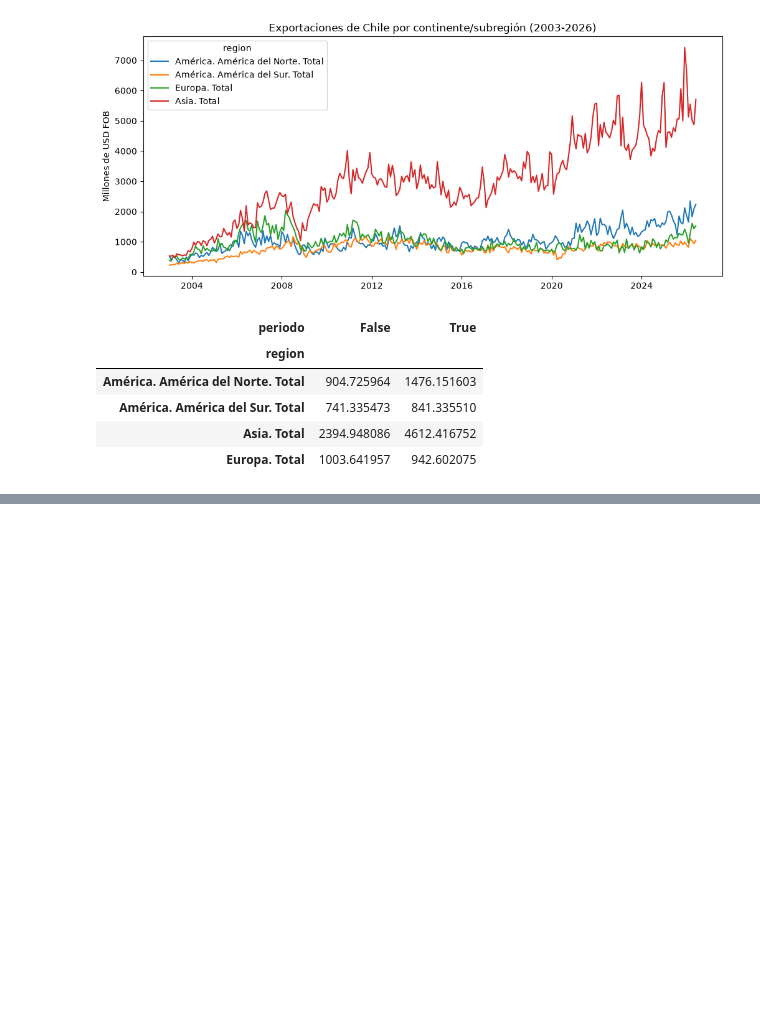
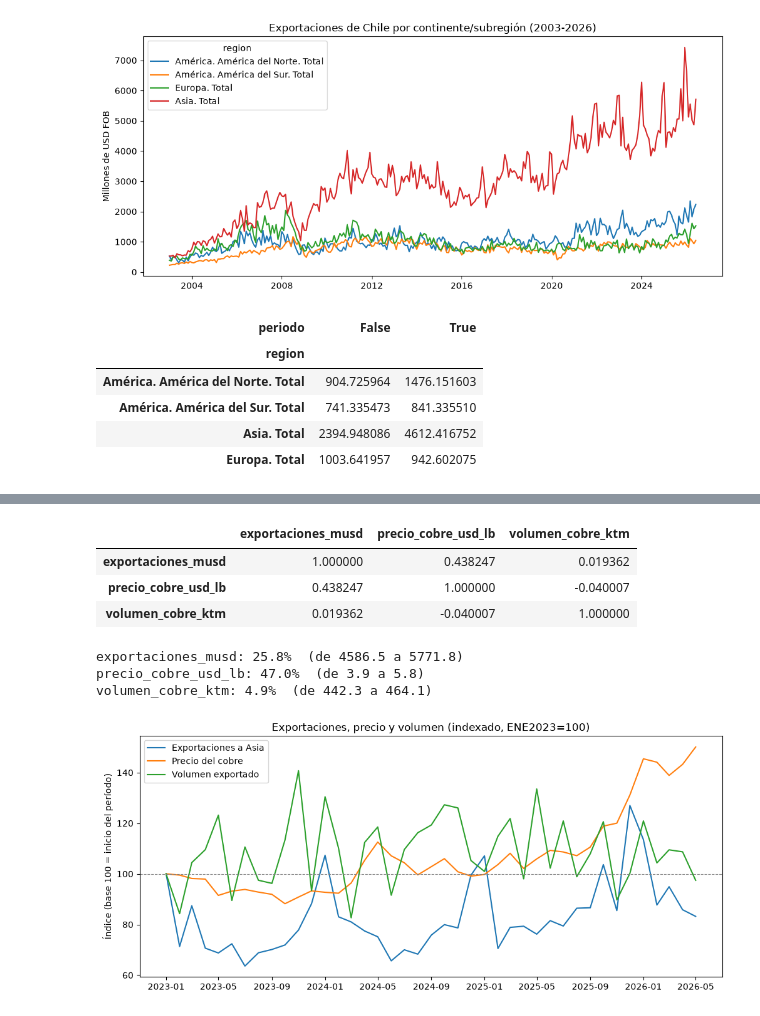
Before and after one commit to Krunzx/data_portfolio, a Jupyter notebook: 01-eda/notebooks/02_analisis_exploratorio.ipynb, the cells around one changed output, grey strips where cells are left out. Saved outputs shown, nothing was run; the diff lists cells and outputs as text; code cells hidden in the pictures; blank space fills up the shorter version.

```diff
--- a/01-eda/notebooks/02_analisis_exploratorio.ipynb
+++ b/01-eda/notebooks/02_analisis_exploratorio.ipynb
@@ -63,0 +152,39 @@ totales_continentes['periodo'] = totales_continentes['periodo'].dt.year
+# %%
+df_cruce_completo[['exportaciones_musd', 'precio_cobre_usd_lb', 'volumen_cobre_ktm']].corr()
+# %% [output]
+|  | exportaciones_musd | precio_cobre_usd_lb | volumen_cobre_ktm |
+| exportaciones_musd | 1.000000 | 0.438247 | 0.019362 |
+| precio_cobre_usd_lb | 0.438247 | 1.000000 | -0.040007 |
+| volumen_cobre_ktm | 0.019362 | -0.040007 | 1.000000 |
+# %%
+primeros_6 = df_cruce_completo.head(6)
+ultimos_6 = df_cruce_completo.tail(6)
+
+for col in ['exportaciones_musd', 'precio_cobre_usd_lb', 'volumen_cobre_ktm']:
+    prom_inicio = primeros_6[col].mean()
+    prom_fin = ultimos_6[col].mean()
+    variacion = (prom_fin - prom_inicio) / prom_inicio * 100
+    print(f"{col}: {variacion:.1f}%  (de {prom_inicio:.1f} a {prom_fin:.1f})")
+# %% [output]
+exportaciones_musd: 25.8%  (de 4586.5 a 5771.8)
+precio_cobre_usd_lb: 47.0%  (de 3.9 a 5.8)
+volumen_cobre_ktm: 4.9%  (de 442.3 a 464.1)
+# %%
+df_normalizado = df_cruce_completo.copy()
+
+for col in ['exportaciones_musd', 'precio_cobre_usd_lb', 'volumen_cobre_ktm']:
+    valor_base = df_normalizado[col].iloc[0]
+    df_normalizado[f'{col}_indice'] = df_normalizado[col] / valor_base * 100
+
+plt.figure(figsize=(12, 5))
+plt.plot(df_normalizado['periodo'], df_normalizado['exportaciones_musd_indice'], label='Exportaciones a Asia')
+plt.plot(df_normalizado['periodo'], df_normalizado['precio_cobre_usd_lb_indice'], label='Precio del cobre')
+plt.plot(df_normalizado['periodo'], df_normalizado['volumen_cobre_ktm_indice'], label='Volumen exportado')
+
+plt.axhline(100, color='gray', linestyle='--', linewidth=0.8)
+plt.title('Exportaciones, precio y volumen (indexado, ENE2023=100)')
+plt.ylabel('Índice (base 100 = inicio del período)')
+plt.legend()
+plt.show()
+# %% [output]
+[figure, added]
```
Also changed, not shown: parts of 6 cells of this notebook.
